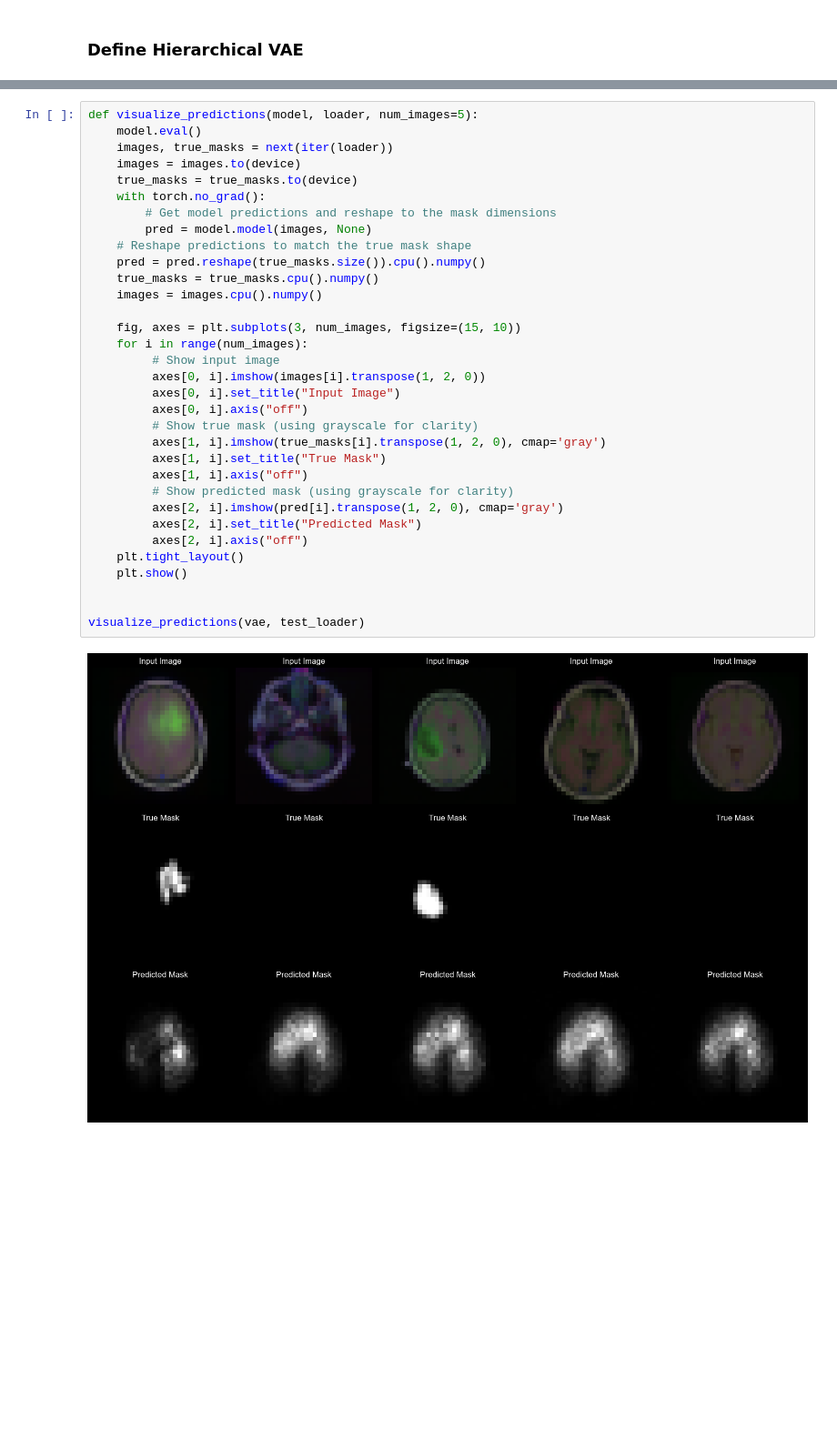
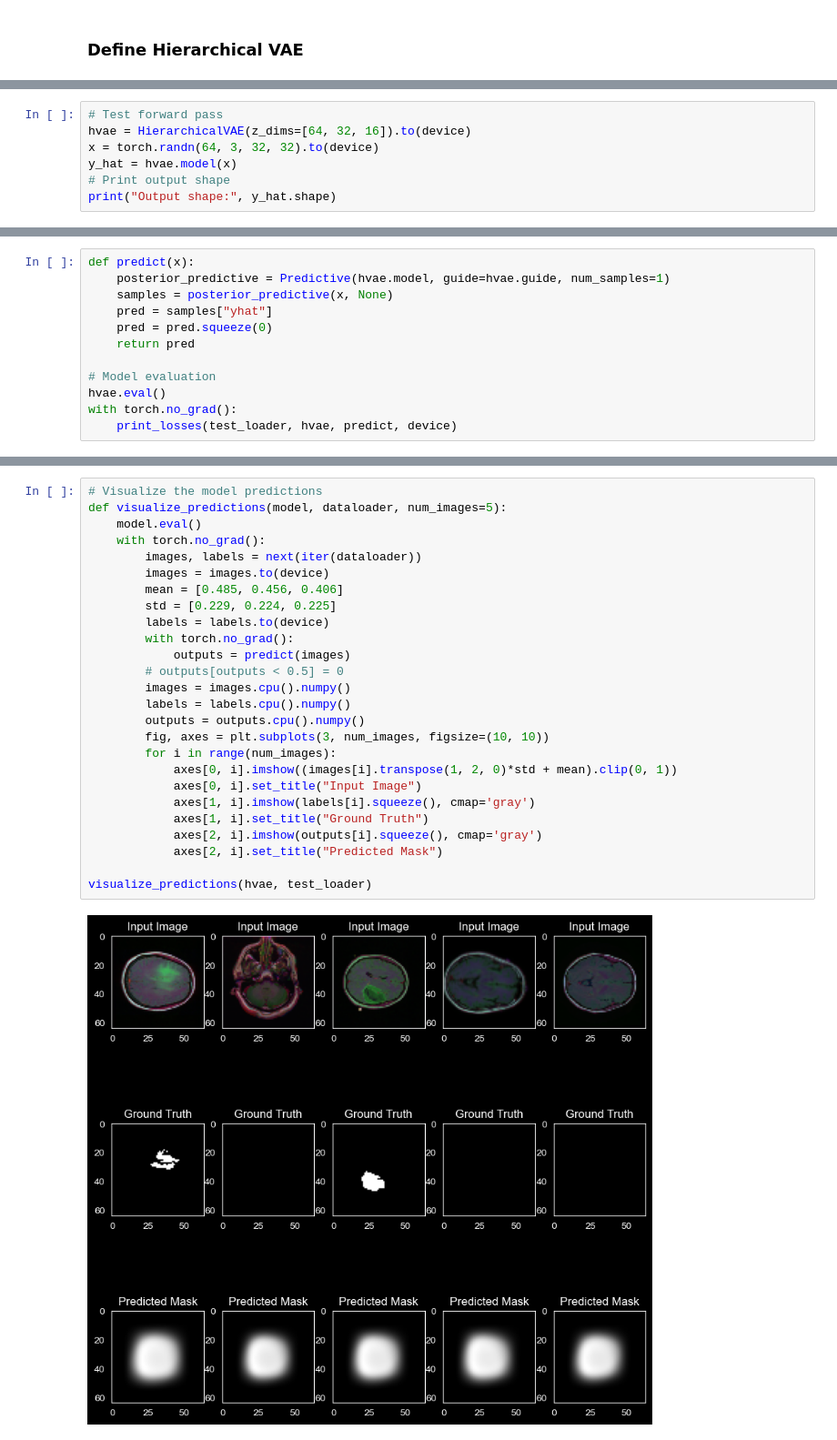
Before and after one commit to Kasper1616/Generative-Brain-MRI-Segmentation, a Jupyter notebook: models/hvae.ipynb, the cells around one changed output, grey strips where cells are left out. Shown at 91% size. Cells and saved outputs as stored; diff of their text form; blank space fills up the shorter version.

Commit message:
Hvae

```diff
--- a/models/hvae.ipynb
+++ b/models/hvae.ipynb
@@ -173,0 +202,7 @@ class HierarchicalVAE(PyroModule):
+# %%
+# Test forward pass
+hvae = HierarchicalVAE(z_dims=[64, 32, 16]).to(device)
+x = torch.randn(64, 3, 32, 32).to(device)
+y_hat = hvae.model(x)
+# Print output shape
+print("Output shape:", y_hat.shape)
@@ -200,0 +271,12 @@ KeyboardInterrupt:
+# %%
+def predict(x):
+    posterior_predictive = Predictive(hvae.model, guide=hvae.guide, num_samples=1)
+    samples = posterior_predictive(x, None)
+    pred = samples["yhat"]
+    pred = pred.squeeze(0)
+    return pred
+
+# Model evaluation
+hvae.eval()
+with torch.no_grad():
+    print_losses(test_loader, hvae, predict, device)
@@ -201,35 +292,28 @@ KeyboardInterrupt:
 # %%
-def visualize_predictions(model, loader, num_images=5):
+# Visualize the model predictions
+def visualize_predictions(model, dataloader, num_images=5):
     model.eval()
-    images, true_masks = next(iter(loader))
-    images = images.to(device)
-    true_masks = true_masks.to(device)
     with torch.no_grad():
-        # Get model predictions and reshape to the mask dimensions
-        pred = model.model(images, None)
-    # Reshape predictions to match the true mask shape
-    pred = pred.reshape(true_masks.size()).cpu().numpy()
-    true_masks = true_masks.cpu().numpy()
-    images = images.cpu().numpy()
+        images, labels = next(iter(dataloader))
+        images = images.to(device)
+        mean = [0.485, 0.456, 0.406]
+        std = [0.229, 0.224, 0.225]
+        labels = labels.to(device)
+        with torch.no_grad():
+            outputs = predict(images)
+        # outputs[outputs < 0.5] = 0
+        images = images.cpu().numpy()
+        labels = labels.cpu().numpy()
+        outputs = outputs.cpu().numpy()
+        fig, axes = plt.subplots(3, num_images, figsize=(10, 10))
+        for i in range(num_images):
+            axes[0, i].imshow((images[i].transpose(1, 2, 0)*std + mean).clip(0, 1))
+            axes[0, i].set_title("Input Image")
+            axes[1, i].imshow(labels[i].squeeze(), cmap='gray')
+            axes[1, i].set_title("Ground Truth")
+            axes[2, i].imshow(outputs[i].squeeze(), cmap='gray')
+            axes[2, i].set_title("Predicted Mask")
 
-    fig, axes = plt.subplots(3, num_images, figsize=(15, 10))
-    for i in range(num_images):
-         # Show input image
-         axes[0, i].imshow(images[i].transpose(1, 2, 0))
-         axes[0, i].set_title("Input Image")
-         axes[0, i].axis("off")
-         # Show true mask (using grayscale for clarity)
-         axes[1, i].imshow(true_masks[i].transpose(1, 2, 0), cmap='gray')
-         axes[1, i].set_title("True Mask")
-         axes[1, i].axis("off")
-         # Show predicted mask (using grayscale for clarity)
-         axes[2, i].imshow(pred[i].transpose(1, 2, 0), cmap='gray')
-         axes[2, i].set_title("Predicted Mask")
-         axes[2, i].axis("off")
-    plt.tight_layout()
-    plt.show()
-
-
-visualize_predictions(vae, test_loader)
+visualize_predictions(hvae, test_loader)
 # %% [output]
-[figure, old version]
+[figure, new version]
```
Also changed, not shown: parts of 8 cells of this notebook, 3 other files.
